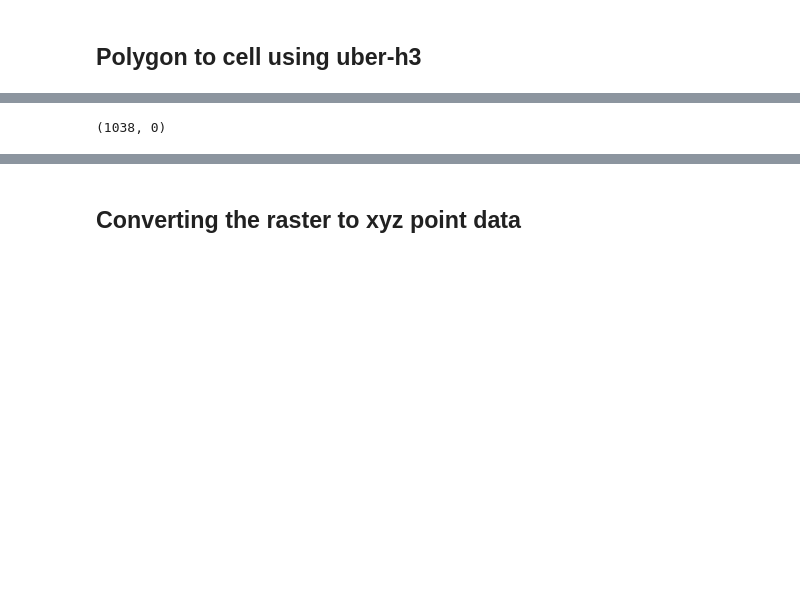
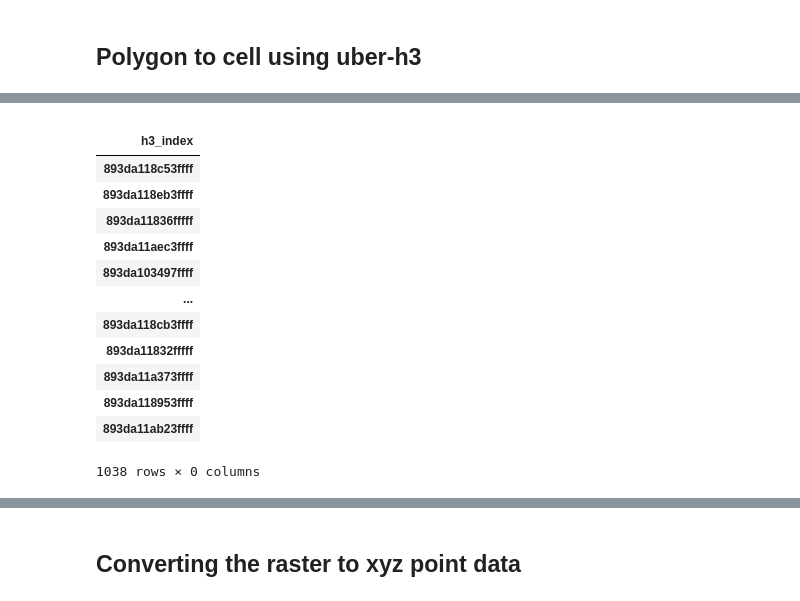
Before and after one commit to kavyajeetbora/CityHealthMonitor, a Jupyter notebook: development/built-up-index.ipynb, the cells around one changed output, grey strips where cells are left out. Saved outputs shown, nothing was run; the diff lists cells and outputs as text; code cells hidden in the pictures; blank space fills up the shorter version.

Commit message:
Add - Function for geometry to h3 indices

```diff
--- a/development/built-up-index.ipynb
+++ b/development/built-up-index.ipynb
@@ -164,10 +147,28 @@ h3.polyfill
 # %%
-h3_indices = h3.polyfill(eval(gurgaon_gdf.to_json())['features'][0]['geometry'], res=9, geo_json_conformant=True)
-df_index = pd.DataFrame(h3_indices, columns=['h3_indices'])
-h3_indices = df_index.set_index('h3_indices')
-h3_indices.shape
+def get_h3_from_boundary(boundary):
+    h3_indices = h3.polyfill(boundary, res=9, geo_json_conformant=True)
+    df_index = pd.DataFrame(h3_indices, columns=['h3_index'])
+    h3_indices = df_index.set_index('h3_index')
+    return h3_indices
-# %% [output]
-(1038, 0)
+# %%
+geojson = eval(gurgaon_gdf.to_json())
+geometry = geojson['features'][0]['geometry']
+get_h3_from_boundary(geometry)
+# %% [output]
+|  |
+| h3_index |
+| 893da118c53ffff |
+| 893da118eb3ffff |
+| 893da11836fffff |
+| 893da11aec3ffff |
+| 893da103497ffff |
+| ... |
+| 893da118cb3ffff |
+| 893da11832fffff |
+| 893da11a373ffff |
+| 893da118953ffff |
+| 893da11ab23ffff |
+1038 rows × 0 columns
 # %%
 # Define a layer to display on a map
 layer = pdk.Layer(
```
Also changed, not shown: parts of 30 cells of this notebook.
